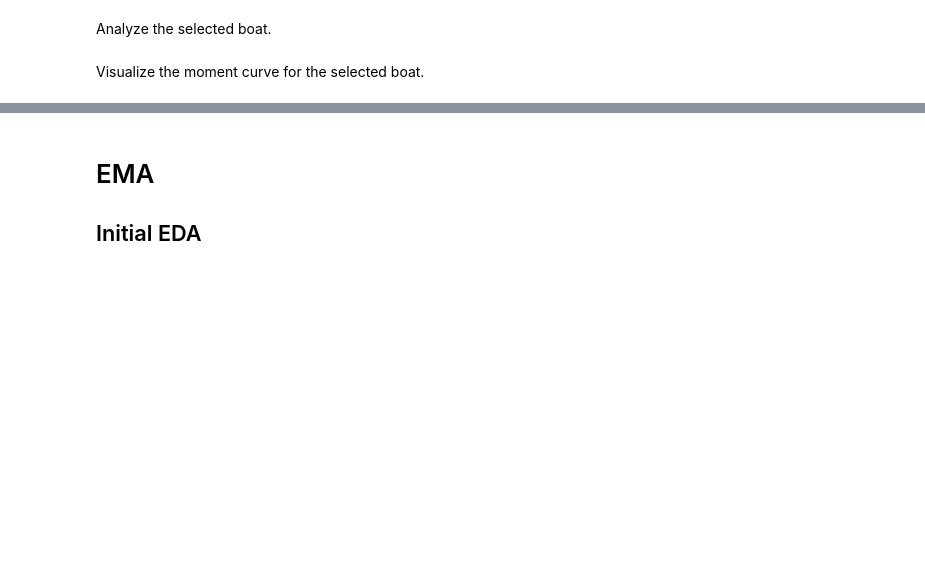
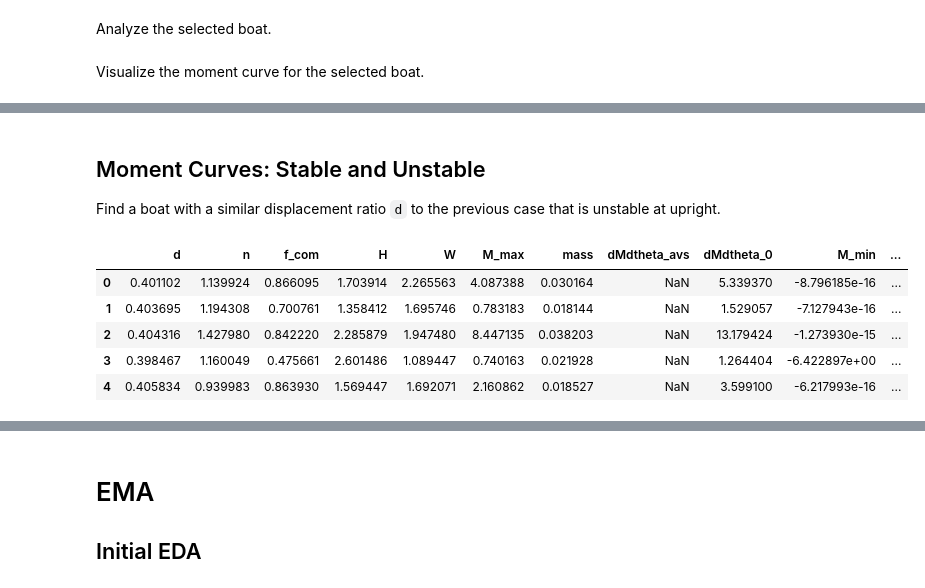
Before and after one commit to zdelrosario/boat-stability, a Jupyter notebook: 01-ema-example.ipynb, the cells around one changed output, grey strips where cells are left out. Cells and saved outputs as stored; diff of their text form; code cells hidden in the pictures; blank space fills up the shorter version.

```diff
--- a/01-ema-example.ipynb
+++ b/01-ema-example.ipynb
@@ -425,0 +426,20 @@ p
+# %% [markdown]
+## Moment Curves: Stable and Unstable
+
+Find a boat with a similar displacement ratio `d` to the previous case that is unstable at upright.
+# %%
+df_close_unstable = (
+    df_boats
+    >> gr.tf_mutate(delta=gr.abs(DF.d - 0.401634))
+    >> gr.tf_filter(DF.dMdtheta_0 > 0)
+    >> gr.tf_arrange(DF.delta)
+    >> gr.tf_head()
+)
+df_close_unstable
+# %% [output]
+|  | d | n | f_com | H | W | M_max | mass | dMdtheta_avs | dMdtheta_0 | M_min | ... |
+| 0 | 0.401102 | 1.139924 | 0.866095 | 1.703914 | 2.265563 | 4.087388 | 0.030164 | NaN | 5.339370 | -8.796185e-16 | ... |
+| 1 | 0.403695 | 1.194308 | 0.700761 | 1.358412 | 1.695746 | 0.783183 | 0.018144 | NaN | 1.529057 | -7.127943e-16 | ... |
+| 2 | 0.404316 | 1.427980 | 0.842220 | 2.285879 | 1.947480 | 8.447135 | 0.038203 | NaN | 13.179424 | -1.273930e-15 | ... |
+| 3 | 0.398467 | 1.160049 | 0.475661 | 2.601486 | 1.089447 | 0.740163 | 0.021928 | NaN | 1.264404 | -6.422897e+00 | ... |
+| 4 | 0.405834 | 0.939983 | 0.863930 | 1.569447 | 1.692071 | 2.160862 | 0.018527 | NaN | 3.599100 | -6.217993e-16 | ... |
```
Also changed, not shown: parts of 16 cells of this notebook, 1 other file.
